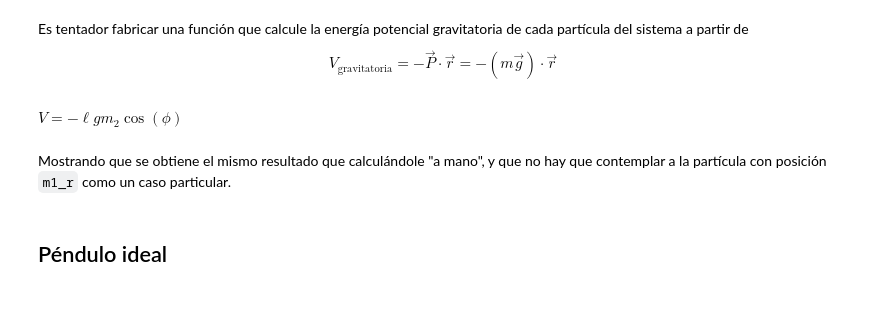
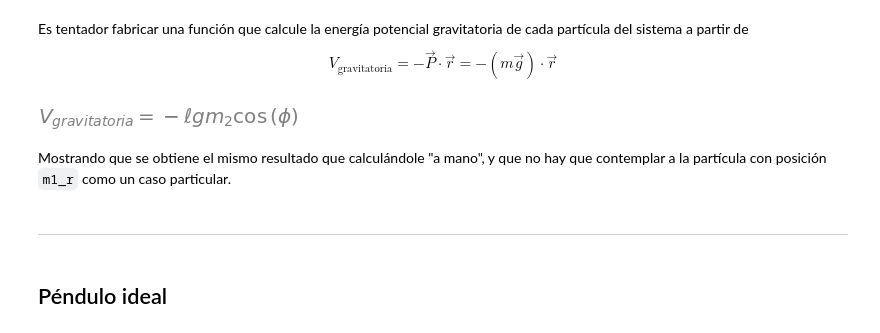
Before and after one commit to bettachini/MecanicaAnaliticaComputacional, a Jupyter notebook: 03Energía/pénduloSuspensiónTV.ipynb, the cells around one changed output. Drawn from its saved outputs; the diff is of its cells as text; code cells hidden in the pictures; blank space fills up the shorter version.

```diff
--- a/03Energía/pénduloSuspensiónTV.ipynb
+++ b/03Energía/pénduloSuspensiónTV.ipynb
@@ -210,21 +364,29 @@ def energíaPotencialGravitatoria(masa, posición, aceleracionGravitatoria):
 
     Retorna
     -------
-    Energía potencial gravitatoria: (sympy.core.mul.Mul)
-        - (m \vec{g}) \cdot{r}
+    Igualdad Sympy (sympy.core.relational.Equality)
+        En su lado derecho explicita la energía potencial del sistema en función de coordenadas y velocidades generalizadas y el tiempo.
+    coordenadaGeneralizada: Símbolo Sympy (sympy.core.symbol.Symbol)
+        V = - (m \vec{aceleracionGravitatoria}) \cdot{posición}
     """
-    return - (masa* aceleracionGravitatoria).dot(posición)
+    V_gravitatoria = sym.Eq(
+        sym.Symbol('V_{gravitatoria}'),
+        - (masa* aceleracionGravitatoria).dot(posición)
+        ).simplify()
+    return V_gravitatoria
 # %%
 # Energía potencial
 g_vector = g* (-e.y) # aceleración gravitatoria en -y versor
 m1_V = energíaPotencialGravitatoria(m1, m1_r, g_vector)
 m2_V = energíaPotencialGravitatoria(m2, m2_r, g_vector)
-V = sym.Eq(sym.Symbol('V'), m1_V+ m2_V ).simplify()
+V = sym.Eq(m1_V.lhs, m1_V.rhs + m2_V.rhs ).simplify()
 V
 # %% [output]
-$\displaystyle V = - \ell g m_{2} \cos{\left(\phi \right)}$
+[figure, added]
 # %% [markdown]
 Mostrando que se obtiene el mismo resultado que calculándole "a mano", y que no hay que contemplar a la partícula con posición `m1_r` como un caso particular.
+# %% [markdown]
+---------------------------------
 # %% [markdown]
 ## Péndulo ideal
 # %% [markdown]
```
Also changed, not shown: parts of 27 cells of this notebook, 8 other files.
